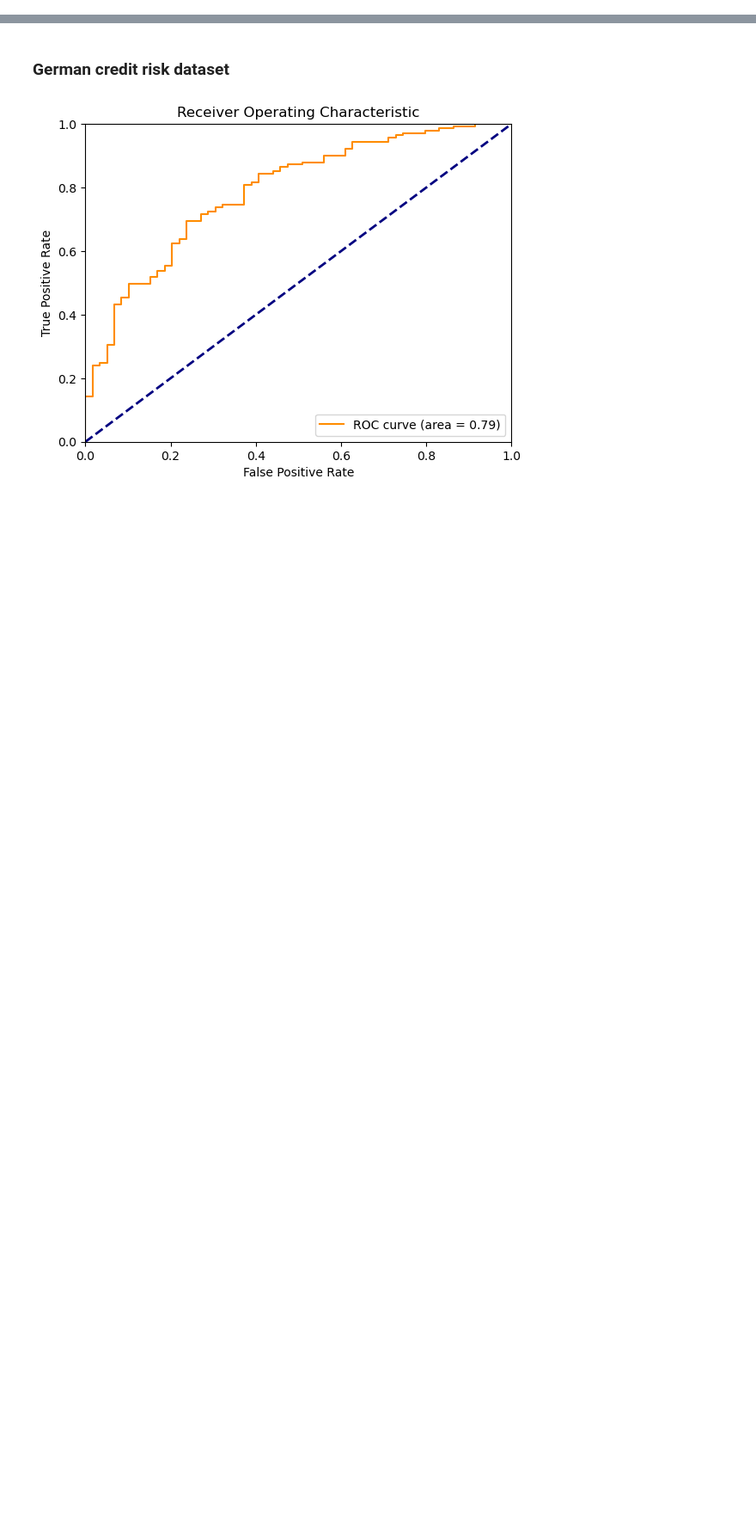
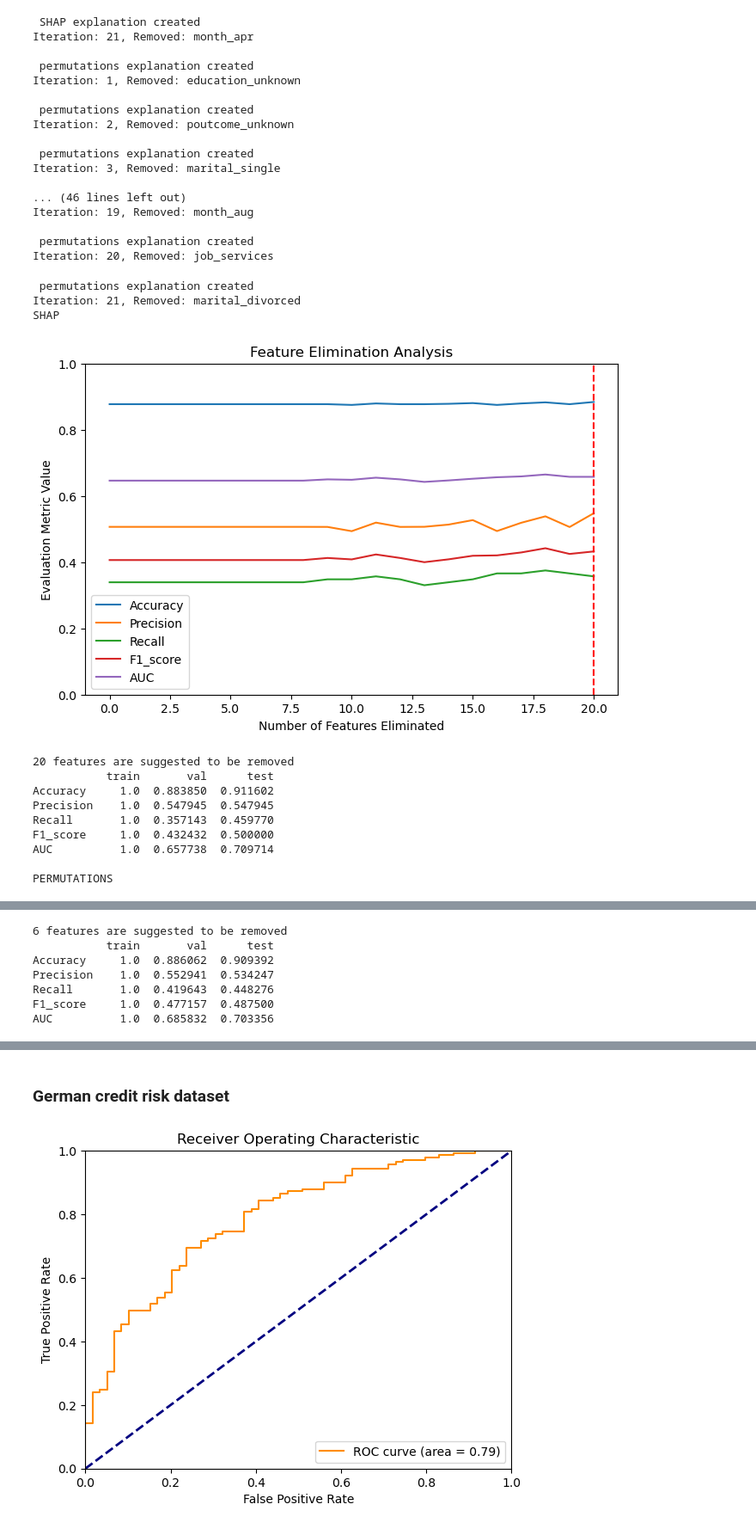
Before and after one commit to JaneAmi/MLOps-YData, a Jupyter notebook: notebooks/demo.ipynb, the cells around one changed output, grey strips where cells are left out. Shown at 86% size. Drawn from its saved outputs; the diff is of its cells as text; code cells hidden in the pictures; blank space fills up the shorter version.

```diff
--- a/notebooks/demo.ipynb
+++ b/notebooks/demo.ipynb
@@ -20,0 +23,13 @@ Using `tqdm.autonotebook.tqdm` in notebook mode. Use `tqdm.tqdm` instead to forc
+# %%
+# get the data
+X, y = bank_marketing()
+
+# split into test and train
+X_train_clean, X_test_clean, y_train_clean, y_test_clean = train_test_split(X, y, test_size=0.3, random_state=2, stratify=y)
+# %%
+# create and fit the model
+model = XGBClassifierWrapperSimple()
+model.fit(X_train_clean, y_train_clean)
+
+# evaluate the model
+model.evaluate(X_test_clean, y_test_clean)
@@ -20,0 +40,16 @@ Using `tqdm.autonotebook.tqdm` in notebook mode. Use `tqdm.tqdm` instead to forc
+# %%
+params = {'model': model,
+          'data': X,
+          'target': y,
+          'custom_explainer':None,
+          'mode': 'classification',
+          'metric': 'Accuracy',
+          'default_explainers': ['shap', 'permutations'],
+          'verbose': True,
+          'random_state': 2,
+          'threshold': 0.6}
+
+feature_elim = FeatureElimination(**params)
+
+feature_elim.best_result()
+# %% [output]
@@ -20,0 +73,30 @@ Using `tqdm.autonotebook.tqdm` in notebook mode. Use `tqdm.tqdm` instead to forc
+ SHAP explanation created
+Iteration: 21, Removed: month_apr
+
+ permutations explanation created
+Iteration: 1, Removed: education_unknown
+
+ permutations explanation created
+Iteration: 2, Removed: poutcome_unknown
+
+ permutations explanation created
+Iteration: 3, Removed: marital_single
+
+... (46 lines left out)
+Iteration: 19, Removed: month_aug
+
+ permutations explanation created
+Iteration: 20, Removed: job_services
+ permutations explanation created
+Iteration: 21, Removed: marital_divorced
+SHAP
+[figure, added]
+20 features are suggested to be removed
+           train       val      test
+Accuracy     1.0  0.883850  0.911602
+Precision    1.0  0.547945  0.547945
+Recall       1.0  0.357143  0.459770
+F1_score     1.0  0.432432  0.500000
+AUC          1.0  0.657738  0.709714
+
+PERMUTATIONS
@@ -20,0 +104,7 @@ Using `tqdm.autonotebook.tqdm` in notebook mode. Use `tqdm.tqdm` instead to forc
+6 features are suggested to be removed
+           train       val      test
+Accuracy     1.0  0.886062  0.909392
+Precision    1.0  0.552941  0.534247
+Recall       1.0  0.419643  0.448276
+F1_score     1.0  0.477157  0.487500
+AUC          1.0  0.685832  0.703356
```
Also changed, not shown: parts of 8 cells of this notebook, 2 other files.
